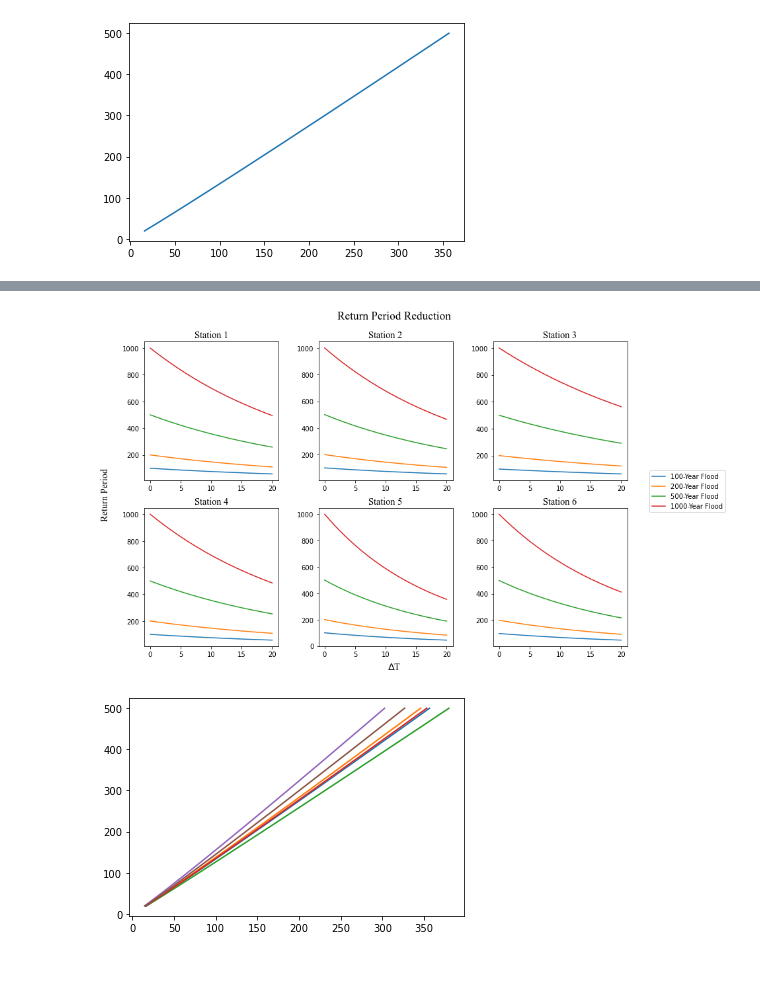
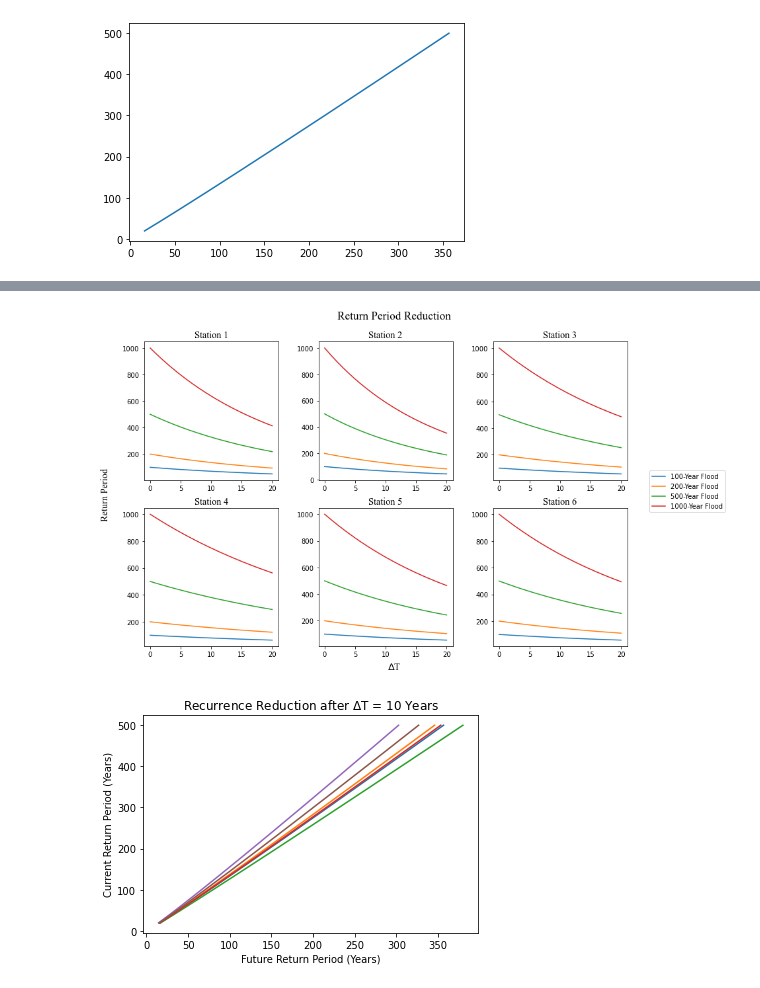
Before and after one commit to aviral-ag/Frequency-Analysis-of-Non-Stationary-Hydrological-Extremes-in-Northern-Ohio-, a Jupyter notebook: Vogel.ipynb, the cells around one changed output, grey strips where cells are left out. Cells and saved outputs as stored; diff of their text form; code cells hidden in the pictures.

Commit message:
titles

```diff
--- a/Vogel.ipynb
+++ b/Vogel.ipynb
@@ -101,7 +101,6 @@ plt.legend()
 # %%
 ###Subplots
-# Stations = ['precip.csv','station_04189000.csv','station_04193500.csv','station_04195500.csv','station_04196800.csv','station_04208000.csv']
-Stations = ['station_03117000.csv','station_04189000.csv','station_04193500.csv','station_04195500.csv','station_04196800.csv','station_04208000.csv']
+Stations = ['station_04208000.csv','station_04196800.csv','station_04195500.csv','station_04193500.csv','station_04189000.csv','station_03117000.csv']
 
 n=math.ceil(len(Stations)/3)
 fig, axs = plt.subplots(n,3, figsize=(14,8))#, sharex=True, sharey=True)
@@ -140,23 +139,25 @@ plt.subplots_adjust(left=0.125,
                     hspace=0.2)
 plt.savefig('Tf_delT.png')
 # %% [output]
-[figure, old version]
+[figure, new version]
 # %%
 ###Subplots
-# Stations = ['precip.csv','station_04189000.csv','station_04193500.csv','station_04195500.csv','station_04196800.csv','station_04208000.csv']
 Stations = ['station_03117000.csv','station_04189000.csv','station_04193500.csv','station_04195500.csv','station_04196800.csv','station_04208000.csv']
 
 for s in range(len(Stations)):
     data = pd.read_csv(Stations[s])
     maxP, years = cf.annual_max(data)
     lnmaxP = np.log(maxP)
     ybar,std, skew = cf.findmoments(lnmaxP)
     m, beta = fit_exp(maxP, years, 100)
     delta_t = np.arange(0,21,1)
     return_periods = np.arange(20,500)
     mag_f, T_f = vogel_results(beta,10, return_periods,std) #
     plt.plot(T_f,return_periods)
 
-plt.savefig('Tf_To.png')
+plt.title('Recurrence Reduction after '+ r'$\Delta$T = 10 Years')
+plt.xlabel('Future Return Period (Years)')
+plt.ylabel('Current Return Period (Years)')
+plt.savefig('Tf_To_delT10years.png')
 # %% [output]
-[figure, old version]
+[figure, new version]
```
Also changed, not shown: parts of 2 cells of this notebook, 4 other files.
